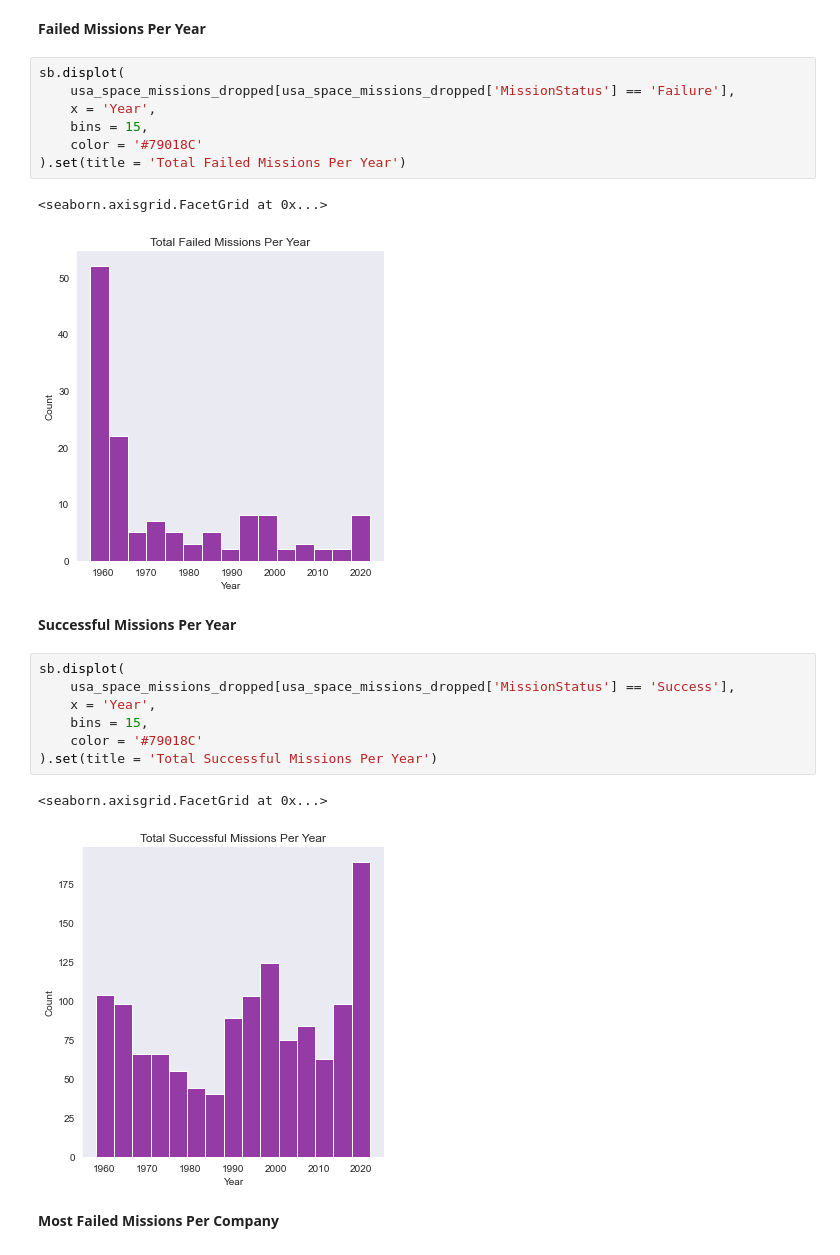
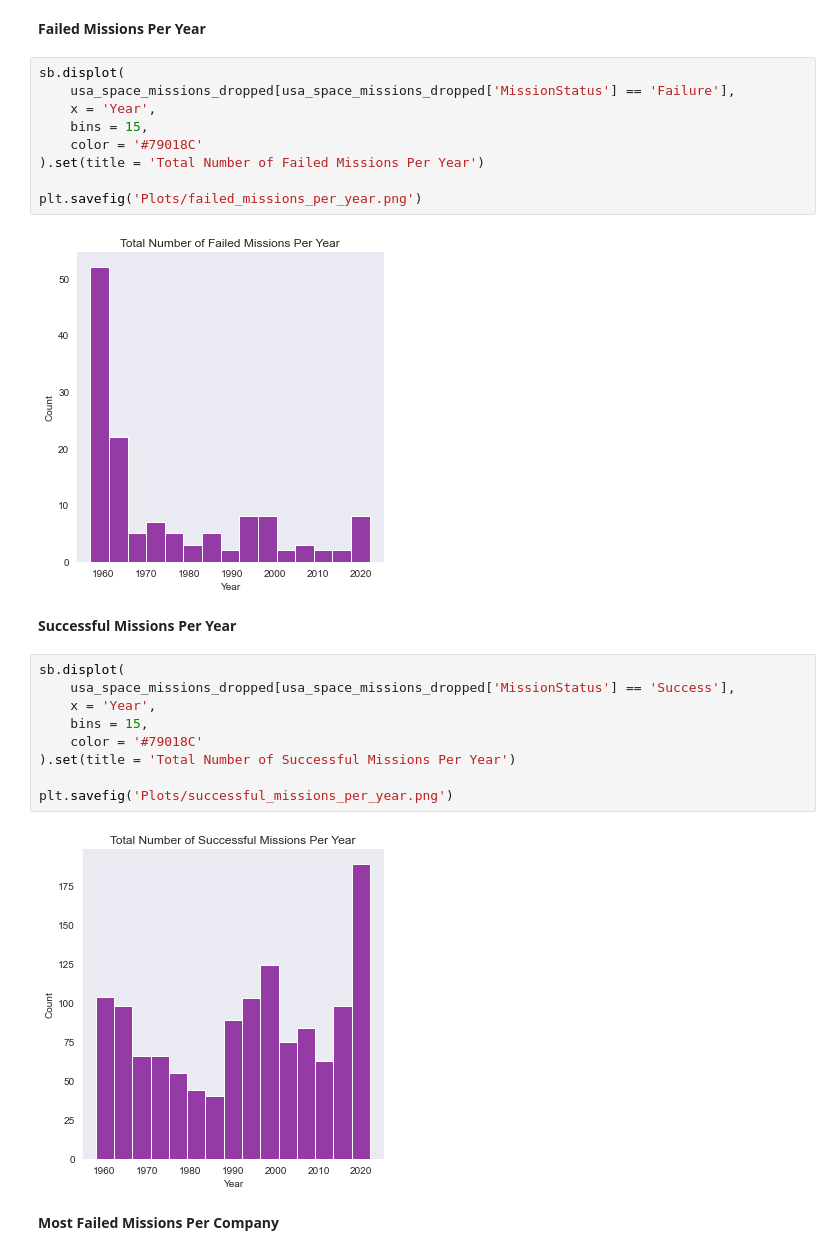
Before and after one commit to t-nicole13/US_Space_Missions, a Jupyter notebook: US_Space_Missions.ipynb, the cells around one changed output. Cells and saved outputs as stored; diff of their text form.

```diff
--- a/US_Space_Missions.ipynb
+++ b/US_Space_Missions.ipynb
@@ -594,13 +596,14 @@ sb.displot(usa_space_missions_dropped, x = 'Company', hue = 'Company')\
 # %%
 sb.displot(
     usa_space_missions_dropped[usa_space_missions_dropped['MissionStatus'] == 'Failure'],
     x = 'Year',
     bins = 15,
     color = '#79018C'
-).set(title = 'Total Failed Missions Per Year')
+).set(title = 'Total Number of Failed Missions Per Year')
+
+plt.savefig('Plots/failed_missions_per_year.png')
 # %% [output]
-<seaborn.axisgrid.FacetGrid at 0x...>
-[figure, old version]
+[figure, new version]
 # %% [markdown]
 **Successful Missions Per Year**
 # %%
@@ -609,10 +612,11 @@ sb.displot(
     x = 'Year',
     bins = 15,
     color = '#79018C'
-).set(title = 'Total Successful Missions Per Year')
+).set(title = 'Total Number of Successful Missions Per Year')
+
+plt.savefig('Plots/successful_missions_per_year.png')
 # %% [output]
-<seaborn.axisgrid.FacetGrid at 0x...>
-[figure, old version]
+[figure, new version]
 # %% [markdown]
 **Most Failed Missions Per Company**
 # %%
```
Also changed, not shown: parts of 15 cells of this notebook, 9 other files.
